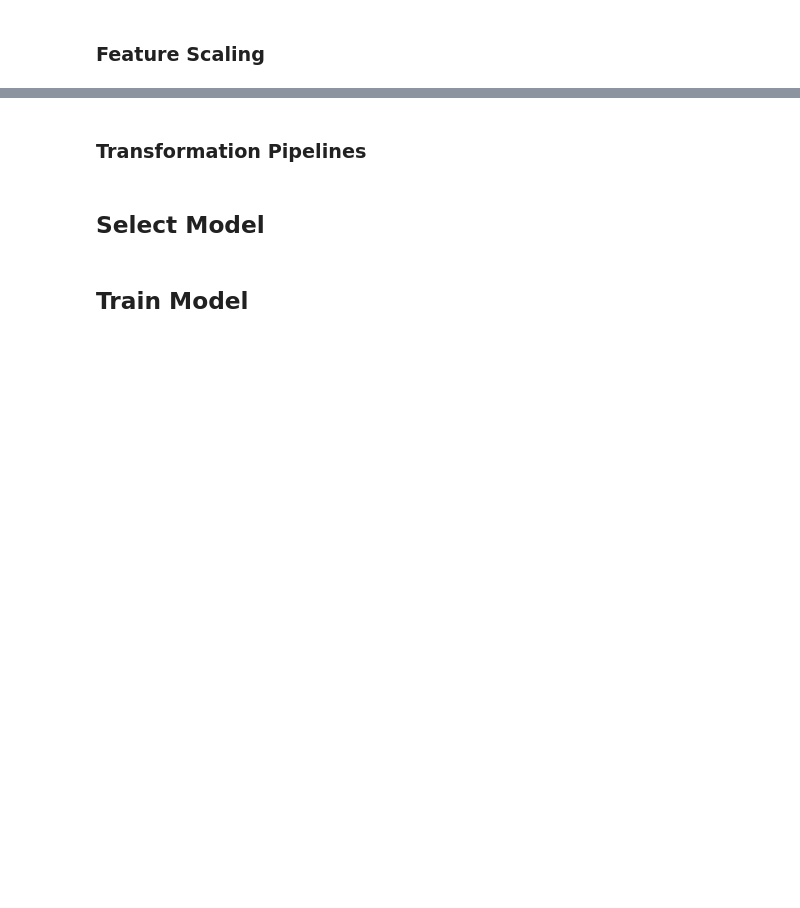
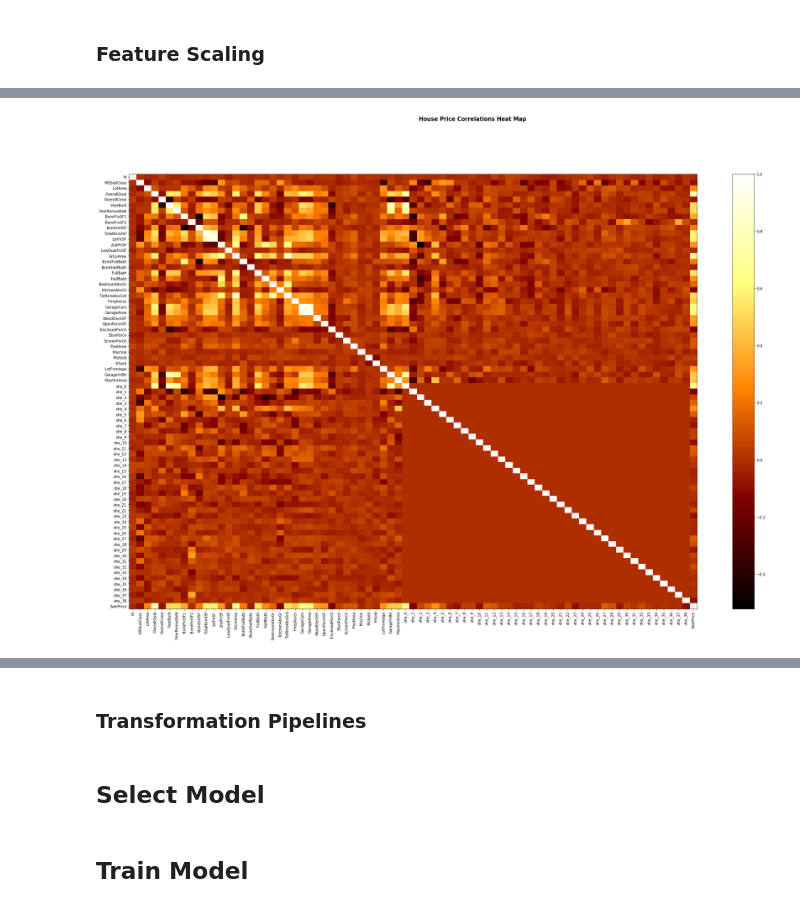
Before and after one commit to SamyaMaiti2012/datascience, a Jupyter notebook: regression/multiRegression/housing_price_estimate-Multiple_Regression_techniques.ipynb, the cells around one changed output, grey strips where cells are left out. Drawn from its saved outputs; the diff is of its cells as text; code cells hidden in the pictures; blank space fills up the shorter version.

```diff
--- a/regression/multiRegression/housing_price_estimate-Multiple_Regression_techniques.ipynb
+++ b/regression/multiRegression/housing_price_estimate-Multiple_Regression_techniques.ipynb
@@ -291,0 +513,8 @@ So far we have considered purely random sampling methods. This is generally fine
+# %%
+#Divide the train & test dataset into dependent & independent variable
+housing_X_train = train_set_imputed.drop(['SalePrice'], axis=1)
+housing_y_train = train_set_imputed[['SalePrice']]
+
+#housing_X_test = test_set.iloc[:,:-1]
+#housing_y_test = test_set.iloc[:,-1:]
+housing_X_train.shape
@@ -291,0 +523,4 @@ So far we have considered purely random sampling methods. This is generally fine
+# %%
+#Features with
+housing_data_object_column = housing_X_train.select_dtypes(include=['object']).columns.tolist()
+housing_data_object_column
@@ -291,0 +681,6 @@ So far we have considered purely random sampling methods. This is generally fine
+# %%
+#Reduce the dimention of the encoded variable
+num_encoded_variable = len(columns)
+pca = PCA(n_components=num_encoded_variable)
+onehot_housing_X_train_1_pca = pca.fit(onehot_housing_X_train_1).transform(onehot_housing_X_train_1)
+print(onehot_housing_X_train_1_pca.shape)
@@ -291,0 +689,7 @@ So far we have considered purely random sampling methods. This is generally fine
+# %%
+#Append back to the original train dataset.
+onehot_housing_X_train_1_pca_temp = pd.DataFrame(onehot_housing_X_train_1_pca,columns=[("ohe_"+str(i)) for i in range(num_encoded_variable)])
+onehot_housing_X_train_1_pca_temp=onehot_housing_X_train_1_pca_temp.set_index(non_onehot_housing_X_train_1.index.values)
+onehot_housing_X_train_pca = pd.concat([non_onehot_housing_X_train_1,onehot_housing_X_train_1_pca_temp],axis=1)
+print(onehot_housing_X_train_pca.shape)
+onehot_housing_X_train_pca
@@ -293,0 +732,21 @@ So far we have considered purely random sampling methods. This is generally fine
+# %%
+#Compute Correlation
+X = onehot_housing_X_train_pca
+Y = housing_y_train
+
+#concat both features and corresponding target variable
+housing_price = pd.concat([X,Y],axis=1)
+
+corr = housing_price.corr()
+
+fig, ax1 = plt.subplots(nrows=1, ncols=1)
+fig.set_size_inches(35,22)
+
+img = ax1.imshow(corr, cmap='afmhot', interpolation='none', aspect='auto')
+plt.colorbar(img)
+plt.xticks(range(len(corr)), corr.columns, rotation='vertical')
+plt.yticks(range(len(corr)), corr.columns);
+plt.suptitle('House Price Correlations Heat Map', fontsize=15, fontweight='bold')
+plt.show()
+# %% [output]
+[figure, added]
```
Also changed, not shown: parts of 66 cells of this notebook, 2 other files.
